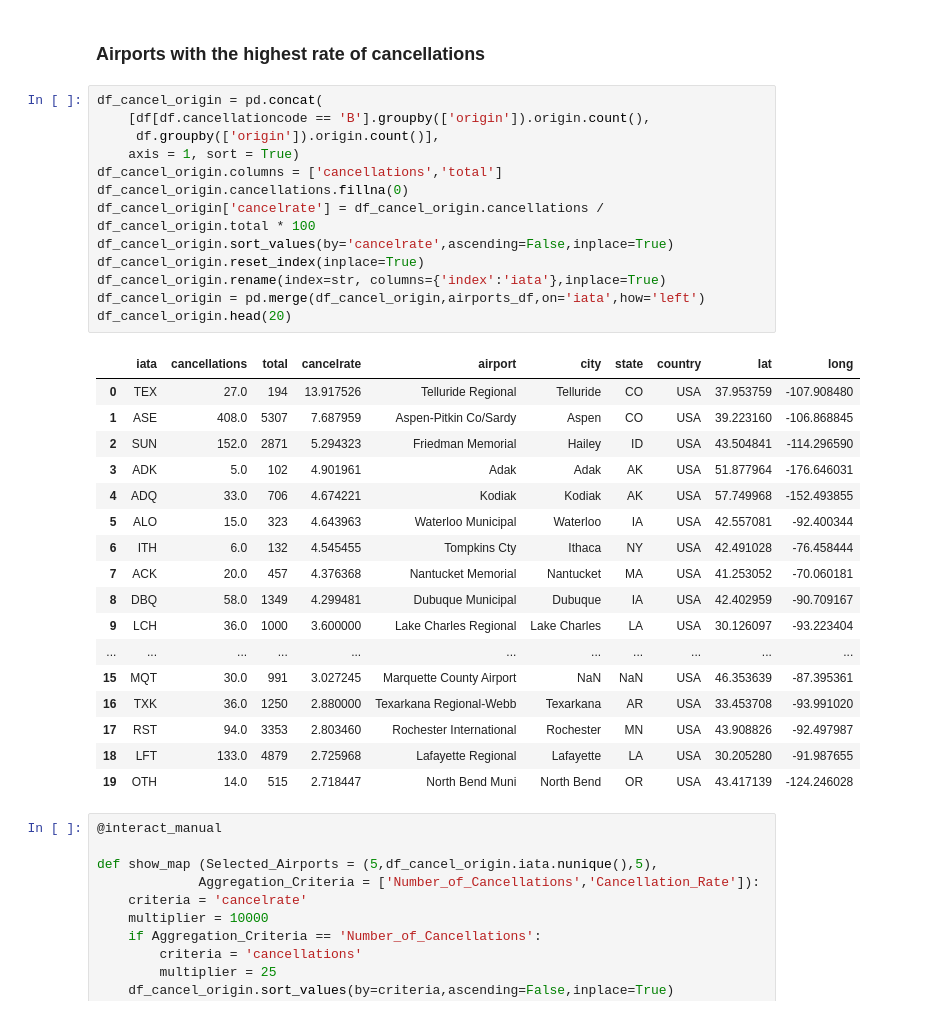
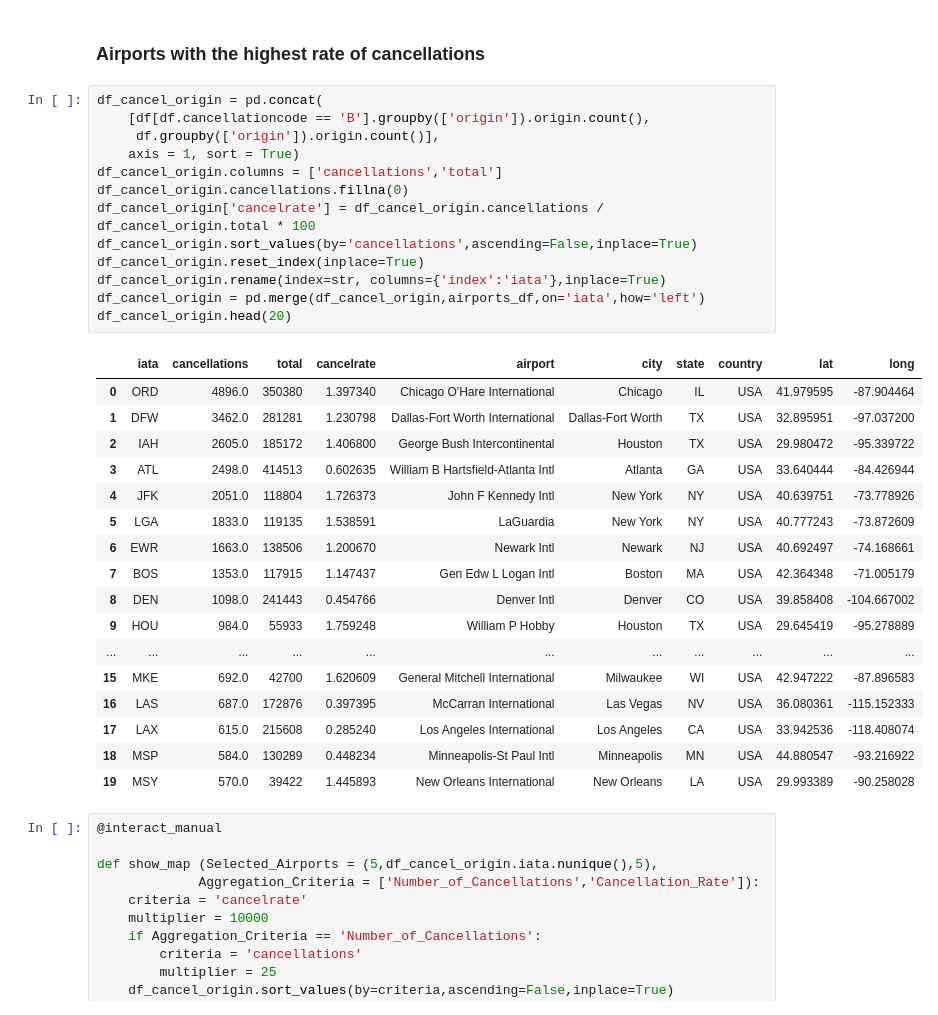
Before and after one commit to MihaiECh/FlightsAnalysis, a Jupyter notebook: FlightsAnalysis.ipynb, the cells around one changed output. Cells and saved outputs as stored; diff of their text form.

```diff
--- a/FlightsAnalysis.ipynb
+++ b/FlightsAnalysis.ipynb
@@ -471,34 +525,34 @@ plt.xlabel('Carrier');
 # %%
 df_cancel_origin = pd.concat(
     [df[df.cancellationcode == 'B'].groupby(['origin']).origin.count(),
      df.groupby(['origin']).origin.count()],
     axis = 1, sort = True)
 df_cancel_origin.columns = ['cancellations','total']
 df_cancel_origin.cancellations.fillna(0)
 df_cancel_origin['cancelrate'] = df_cancel_origin.cancellations / df_cancel_origin.total * 100
-df_cancel_origin.sort_values(by='cancelrate',ascending=False,inplace=True)
+df_cancel_origin.sort_values(by='cancellations',ascending=False,inplace=True)
 df_cancel_origin.reset_index(inplace=True)
 df_cancel_origin.rename(index=str, columns={'index':'iata'},inplace=True)
 df_cancel_origin = pd.merge(df_cancel_origin,airports_df,on='iata',how='left')
 df_cancel_origin.head(20)
 # %% [output]
 |  | iata | cancellations | total | cancelrate | airport | city | state | country | lat | long |
-| 0 | TEX | 27.0 | 194 | 13.917526 | Telluride Regional | Telluride | CO | USA | 37.953759 | -107.908480 |
-| 1 | ASE | 408.0 | 5307 | 7.687959 | Aspen-Pitkin Co/Sardy | Aspen | CO | USA | 39.223160 | -106.868845 |
-| 2 | SUN | 152.0 | 2871 | 5.294323 | Friedman Memorial | Hailey | ID | USA | 43.504841 | -114.296590 |
-| 3 | ADK | 5.0 | 102 | 4.901961 | Adak | Adak | AK | USA | 51.877964 | -176.646031 |
-| 4 | ADQ | 33.0 | 706 | 4.674221 | Kodiak | Kodiak | AK | USA | 57.749968 | -152.493855 |
-| 5 | ALO | 15.0 | 323 | 4.643963 | Waterloo Municipal | Waterloo | IA | USA | 42.557081 | -92.400344 |
-| 6 | ITH | 6.0 | 132 | 4.545455 | Tompkins Cty | Ithaca | NY | USA | 42.491028 | -76.458444 |
-| 7 | ACK | 20.0 | 457 | 4.376368 | Nantucket Memorial | Nantucket | MA | USA | 41.253052 | -70.060181 |
-| 8 | DBQ | 58.0 | 1349 | 4.299481 | Dubuque Municipal | Dubuque | IA | USA | 42.402959 | -90.709167 |
-| 9 | LCH | 36.0 | 1000 | 3.600000 | Lake Charles Regional | Lake Charles | LA | USA | 30.126097 | -93.223404 |
+| 0 | ORD | 4896.0 | 350380 | 1.397340 | Chicago O'Hare International | Chicago | IL | USA | 41.979595 | -87.904464 |
+| 1 | DFW | 3462.0 | 281281 | 1.230798 | Dallas-Fort Worth International | Dallas-Fort Worth | TX | USA | 32.895951 | -97.037200 |
+| 2 | IAH | 2605.0 | 185172 | 1.406800 | George Bush Intercontinental | Houston | TX | USA | 29.980472 | -95.339722 |
+| 3 | ATL | 2498.0 | 414513 | 0.602635 | William B Hartsfield-Atlanta Intl | Atlanta | GA | USA | 33.640444 | -84.426944 |
+| 4 | JFK | 2051.0 | 118804 | 1.726373 | John F Kennedy Intl | New York | NY | USA | 40.639751 | -73.778926 |
+| 5 | LGA | 1833.0 | 119135 | 1.538591 | LaGuardia | New York | NY | USA | 40.777243 | -73.872609 |
+| 6 | EWR | 1663.0 | 138506 | 1.200670 | Newark Intl | Newark | NJ | USA | 40.692497 | -74.168661 |
+| 7 | BOS | 1353.0 | 117915 | 1.147437 | Gen Edw L Logan Intl | Boston | MA | USA | 42.364348 | -71.005179 |
+| 8 | DEN | 1098.0 | 241443 | 0.454766 | Denver Intl | Denver | CO | USA | 39.858408 | -104.667002 |
+| 9 | HOU | 984.0 | 55933 | 1.759248 | William P Hobby | Houston | TX | USA | 29.645419 | -95.278889 |
 | ... | ... | ... | ... | ... | ... | ... | ... | ... | ... | ... |
-| 15 | MQT | 30.0 | 991 | 3.027245 | Marquette County Airport | NaN | NaN | USA | 46.353639 | -87.395361 |
-| 16 | TXK | 36.0 | 1250 | 2.880000 | Texarkana Regional-Webb | Texarkana | AR | USA | 33.453708 | -93.991020 |
-| 17 | RST | 94.0 | 3353 | 2.803460 | Rochester International | Rochester | MN | USA | 43.908826 | -92.497987 |
-| 18 | LFT | 133.0 | 4879 | 2.725968 | Lafayette Regional | Lafayette | LA | USA | 30.205280 | -91.987655 |
-| 19 | OTH | 14.0 | 515 | 2.718447 | North Bend Muni | North Bend | OR | USA | 43.417139 | -124.246028 |
+| 15 | MKE | 692.0 | 42700 | 1.620609 | General Mitchell International | Milwaukee | WI | USA | 42.947222 | -87.896583 |
+| 16 | LAS | 687.0 | 172876 | 0.397395 | McCarran International | Las Vegas | NV | USA | 36.080361 | -115.152333 |
+| 17 | LAX | 615.0 | 215608 | 0.285240 | Los Angeles International | Los Angeles | CA | USA | 33.942536 | -118.408074 |
+| 18 | MSP | 584.0 | 130289 | 0.448234 | Minneapolis-St Paul Intl | Minneapolis | MN | USA | 44.880547 | -93.216922 |
+| 19 | MSY | 570.0 | 39422 | 1.445893 | New Orleans International | New Orleans | LA | USA | 29.993389 | -90.258028 |
 # %%
 @interact_manual
 
```
Also changed, not shown: parts of 64 cells of this notebook.
